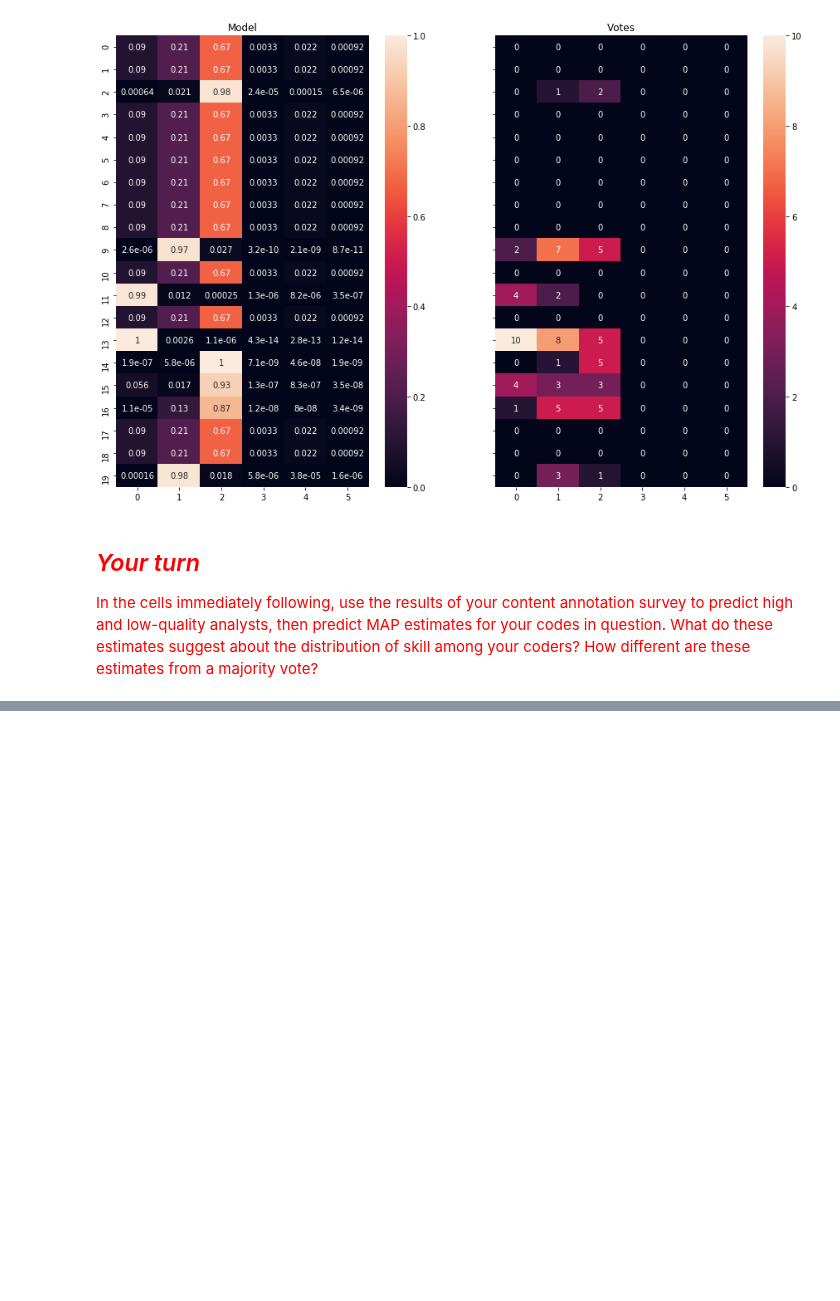
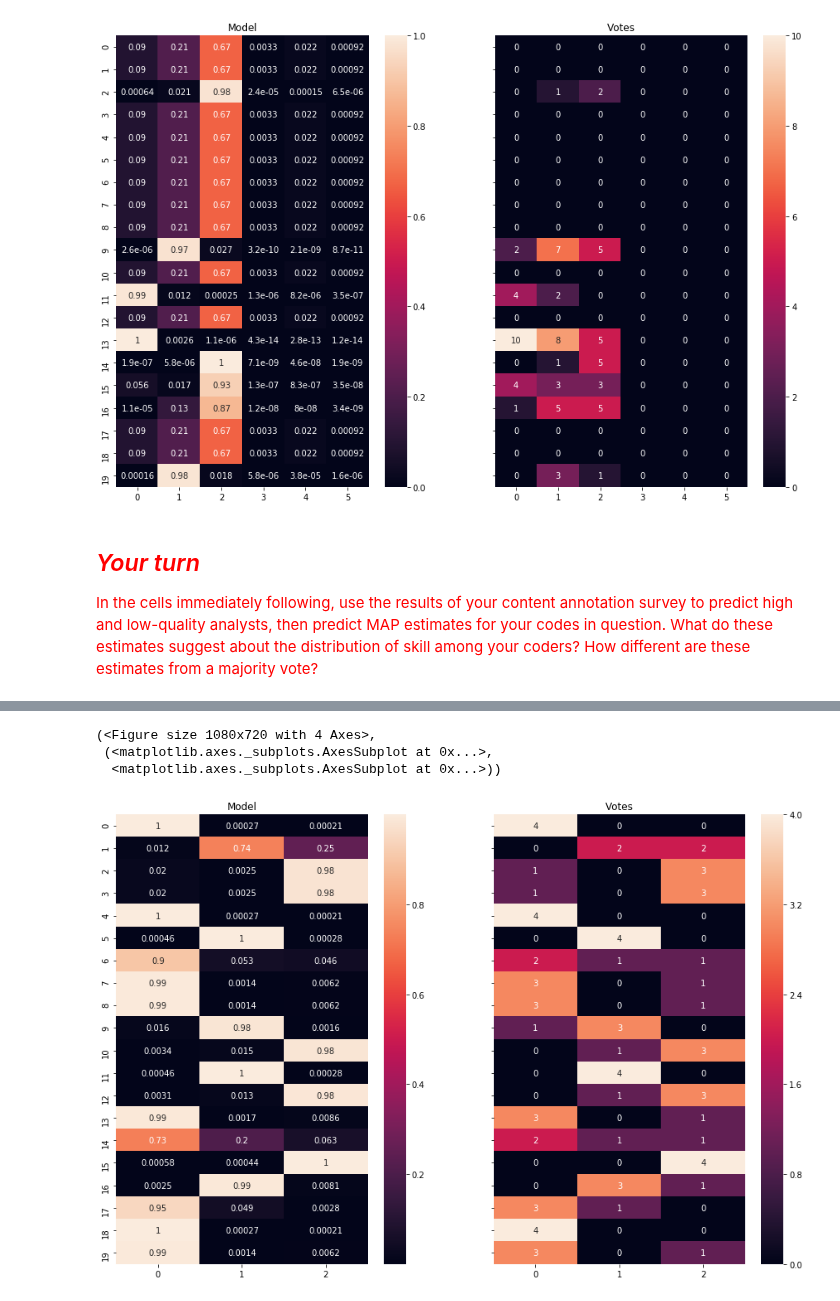
Before and after one commit to katykoenig/Content-Analysis-2020, a Jupyter notebook: week-2/2-Reliability.ipynb, the cells around one changed output, grey strips where cells are left out. Drawn from its saved outputs; the diff is of its cells as text; code cells hidden in the pictures; blank space fills up the shorter version.

```diff
--- a/week-2/2-Reliability.ipynb
+++ b/week-2/2-Reliability.ipynb
@@ -1077,0 +1095,18 @@ makeQuestionComparison(model_hot, anno_hot)
+# %%
+# create a new instance of model Bt, with 4 label classes and 8 annotators.
+model = ModelBt.create_initial_state(3,4)
+#print(model.theta)
+#print(model.log_likelihood(anno.annotations))
+
+model.map(tal_anno.annotations)
+#print(model.theta)
+#print(model.log_likelihood(anno.annotations))
+
+posterior = model.infer_labels(tal_anno.annotations)
+#print(posterior)
+makeQuestionComparison(model, tal_anno)
+# %% [output]
+(<Figure size 1080x720 with 4 Axes>,
+ (<matplotlib.axes._subplots.AxesSubplot at 0x...>,
+  <matplotlib.axes._subplots.AxesSubplot at 0x...>))
+[figure, added]
```
Also changed, not shown: parts of 3 cells of this notebook.
